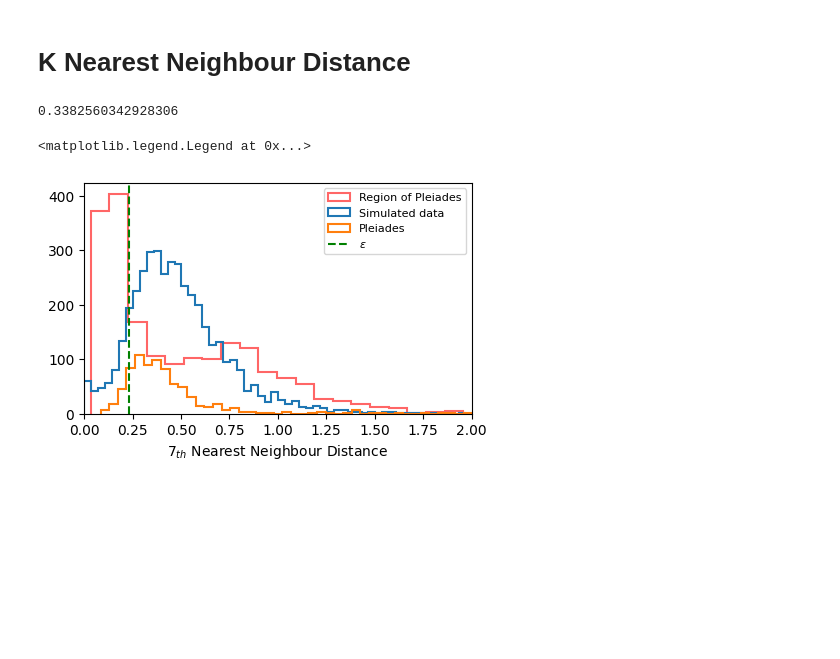
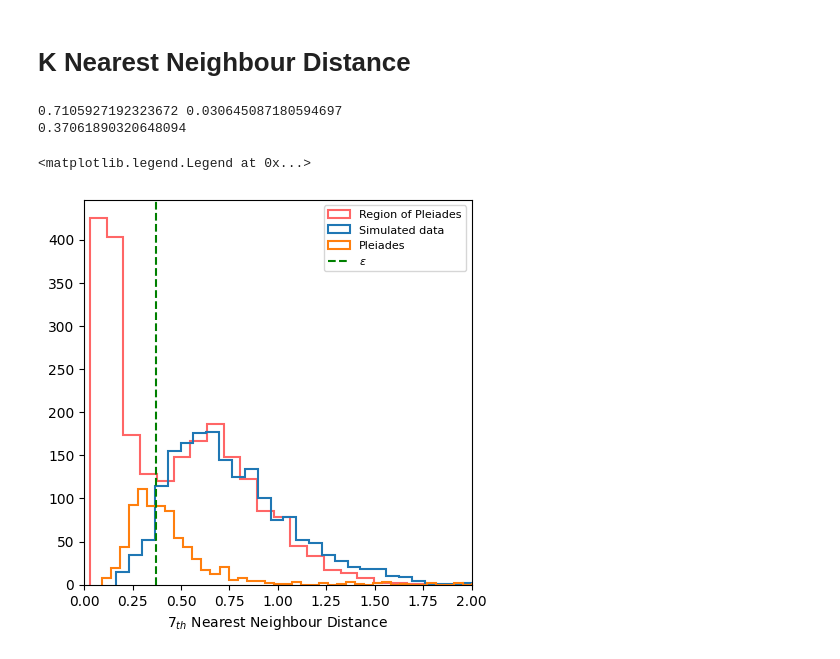
Before and after one commit to stevenalfonso/DBSCAN, a Jupyter notebook: Beehive_DBSCAN.ipynb, the cells around one changed output. Saved outputs shown, nothing was run; the diff lists cells and outputs as text; code cells hidden in the pictures; blank space fills up the shorter version.

```diff
--- a/Beehive_DBSCAN.ipynb
+++ b/Beehive_DBSCAN.ipynb
@@ -77,13 +77,13 @@ df
 #plt.show()
 # %%
 mu_alpha, mu_delta = -36.047, -12.917
-rango = 8
+rango = 10
 c_pm=(df['pmra']>mu_alpha-rango)&(df['pmra']<mu_alpha+rango)&\
 (df['pmdec']>mu_delta-rango)&(df['pmdec']<mu_delta+rango)
 c_p = (df['parallax'] > 4) & (df['parallax'] < 10)
 
 df = df[c_pm & c_p]
-
+print(len(df))
 plt.figure(figsize=(20,10))
 
 plt.subplot(2,3,1)
@@ -115,7 +115,5 @@ plt.xlabel("ra [deg]",  fontsize = 15)
 plt.ylabel("dec [deg]",  fontsize = 15)#,rotation=0)
 #plt.xlim(-30,0)
 #plt.ylim(0,30)
-
 plt.show()
-print(len(df))
 # %% [output]
@@ -282,7 +280,7 @@ def Metropolis(N, data, params):
 # %%
 data = df.parallax
 params = results_parallax.x
-sampling = Metropolis(5000, data, params)
+sampling = Metropolis(2000, data, params)
 simulated_data = []
 simulated_data.append(sampling)
 plt.hist(sampling,bins='auto',density=True)
@@ -376,23 +381,24 @@ data = data.astype('float32')
 data = StandardScaler().fit(data).transform(data)
 
 neigh = NearestNeighbors(n_neighbors=7, algorithm = 'ball_tree',n_jobs=4).fit(data)
-distances, indices = neigh.kneighbors(data)
-distances = np.sort(distances, axis = 0)
-distances = distances[:,1]
-
+real_distances, indices = neigh.kneighbors(data)
+real_distances = np.sort(real_distances, axis=0)
+real_distances = np.array(real_distances[:,1])
+#distances_simulated = distances_simulated[(distances_simulated != 0.0)]
 #eps_simulated = np.loadtxt('./pleiades_eps_simulated.txt')
 
-hist, bin_edges = np.histogram(distances, bins='auto',range=(min(distances),max(distances)))
+hist, bin_edges = np.histogram(real_distances, bins='auto',range=(min(real_distances),max(real_distances)))
 i = hist.argmax()
 max_value = bin_edges[i]
-#min_value = min(bin_edges)
+#max_value = np.mean(bin_edges)
 average_eps_simulated = np.average(eps_simulated)
-#average_distance = np.average(distances)
-print(average_eps_simulated)
+print(average_eps_simulated, max_value)
+print((average_eps_simulated+max_value)/2)
 # %% [output]
-0.3382560342928306
+0.7105927192323672 0.030645087180594697
+0.37061890320648094
 # %%
-df_pm = pd.read_csv('./beehive_PMmodel.csv')
+df_pm = pd.read_csv('./data/beehive_pm.csv')
 #df_pm = pd.read_csv('./pleiades_pm_corrected_distance.csv')
 df_pm['parallax'] = df_pm['parallax'] * 1000
 df_pm['parallax_error'] = df_pm['parallax_error'] * 1000
@@ -403,30 +409,26 @@ data_pm = StandardScaler().fit(data_pm).transform(data_pm)
 
 neigh = NearestNeighbors(n_neighbors=7, algorithm = 'ball_tree',n_jobs=4).fit(data_pm)
 distances_pm, indices_pm = neigh.kneighbors(data_pm)
-distances_pm = np.sort(distances_pm, axis = 0)
-distances_pm = distances_pm[:,1]
+distances_pm = np.sort(distances_pm, axis=0)
+distances_pm = np.array(distances_pm[:,1])
 # %%
 hist, bin_edges = np.histogram(distances_pm, bins='auto',range=(min(distances_pm),max(distances_pm)))
 i = hist.argmax()
 max_value_pm = bin_edges[i]
 
-fig, ax = plt.subplots(figsize=[5, 3]) # create a new figure with a default 111 subplot
+fig, ax = plt.subplots(figsize=[5, 5])
 #plt.subplots_adjust(bottom = 0.15)
-ax.hist(distances, bins='auto', label='Region of Pleiades',histtype=u'step',color='red',lw=1.5,alpha=0.6)
+ax.hist(real_distances, bins='auto', label='Region of Pleiades',histtype=u'step',color='red',lw=1.5,alpha=0.6)
 ax.hist(distances_simulated, bins='auto', label='Simulated data',histtype=u'step',lw=1.5)
 ax.hist(distances_pm, bins='auto', label='Pleiades',histtype=u'step',lw=1.5)
 plt.xlabel(r'$7_{th}$ Nearest Neighbour Distance ', fontsize=10)
 plt.xlim(0.0,2.0)
-#plt.axvline(average_eps_simulated, label=r'Simulated $\epsilon=$ {:.09}'.format(0.11623179806790337),c='cyan')
-#plt.axvline(average_eps_simulated,c='red')
 plt.axvline((max_value+average_eps_simulated)/2,c='green',label=r'$\epsilon$',ls='--')
-#plt.axvline((max_value+max_value_pm)/2,label='max',c='blue')
-#plt.axvline(max_value,label='max_value')
 plt.legend(fontsize=8)
 #plt.savefig('./results/pleiades_7nnd_nuevo.png',bbox_inches='tight')
 # %% [output]
 <matplotlib.legend.Legend at 0x...>
-[figure, old version]
+[figure, new version]
 # %%
 print('max_value:',max_value)
 print('Average eps simulated:',average_eps_simulated)
```
Also changed, not shown: parts of 16 cells of this notebook, 2 other files.
